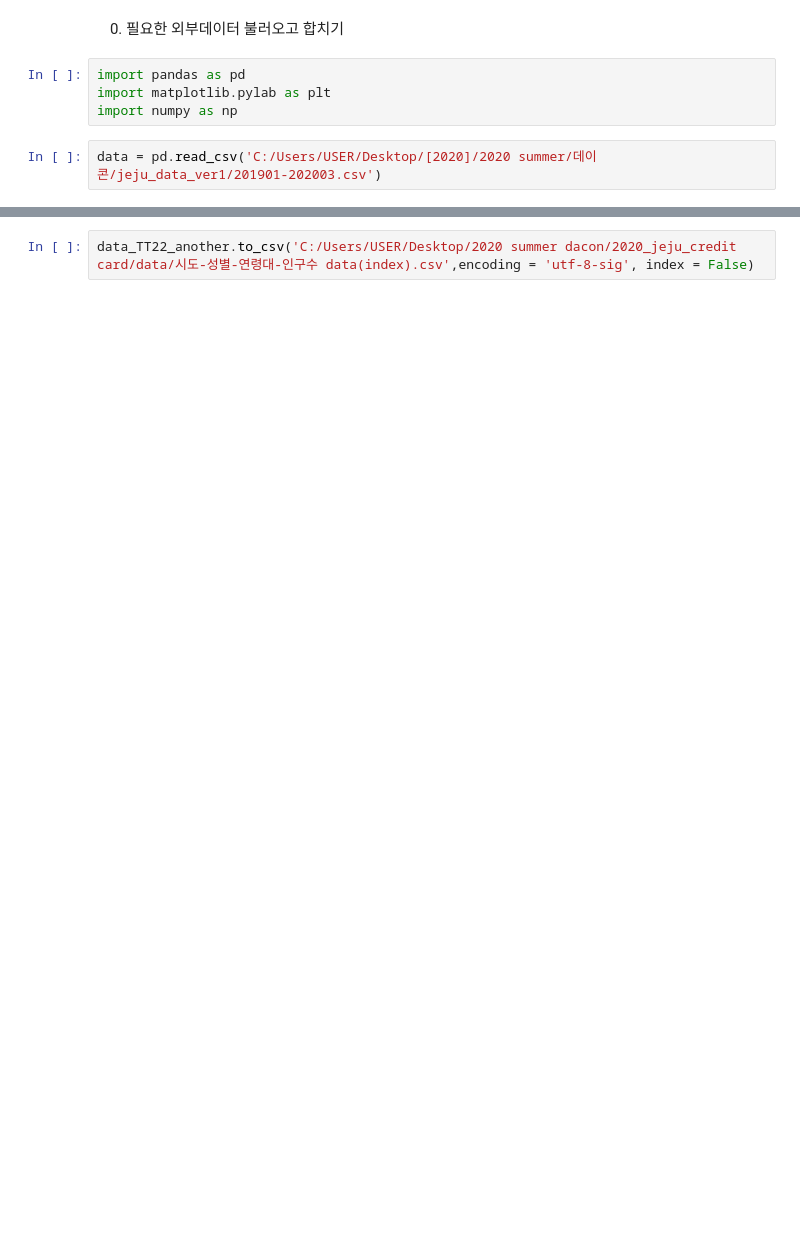
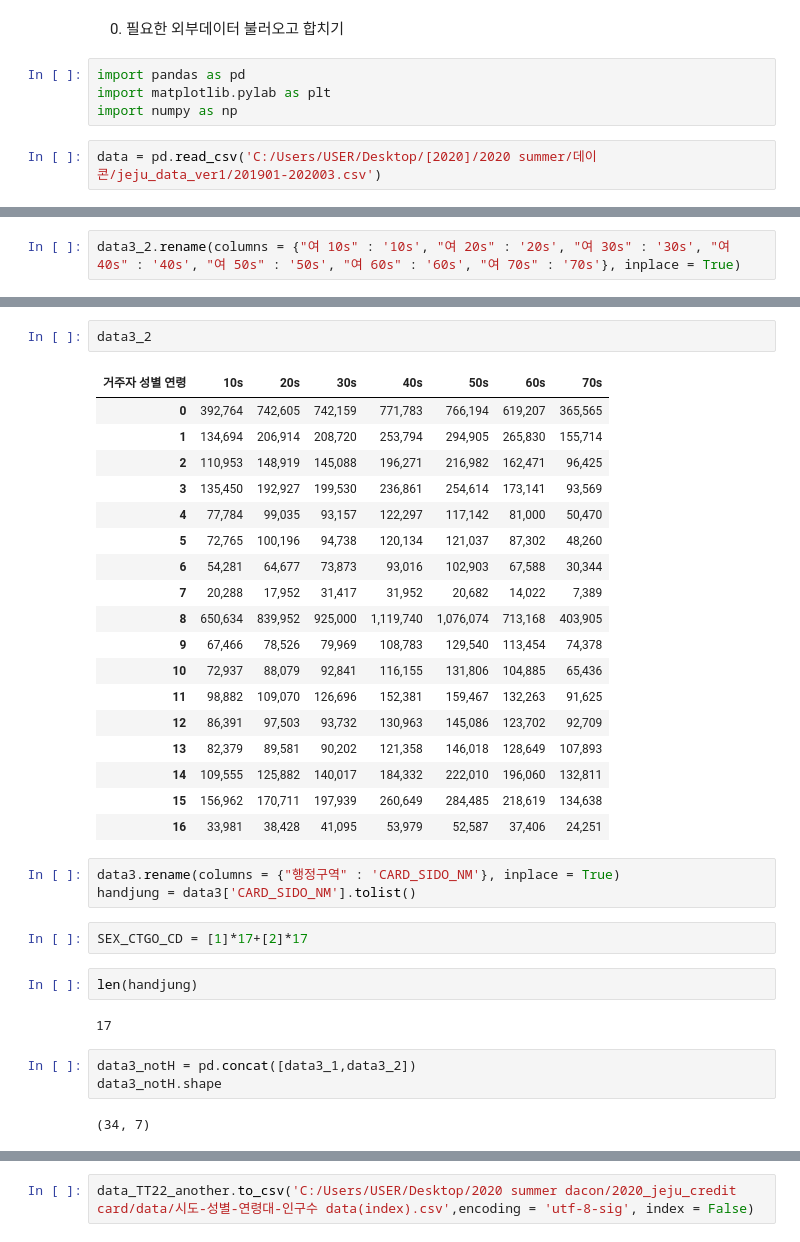
Before and after one commit to dhxoghks95/2020_jeju_creditcard, a Jupyter notebook: code/preprocessing_EDA/시도 - 성별 - 연령대 - 인구수 code.ipynb, the cells around one changed output, grey strips where cells are left out. Saved outputs shown, nothing was run; the diff lists cells and outputs as text; blank space fills up the shorter version.

```diff
--- a/code/preprocessing_EDA/시도 - 성별 - 연령대 - 인구수 code.ipynb
+++ b/code/preprocessing_EDA/시도 - 성별 - 연령대 - 인구수 code.ipynb
@@ -253,0 +133,2 @@ data_TT22.to_csv('C:/Users/USER/Desktop/2020 summer dacon/2020_jeju_credit card/
+# %%
+data3_2.rename(columns = {"여 10s" : '10s', "여 20s" : '20s', "여 30s" : '30s', "여 40s" : '40s', "여 50s" : '50s', "여 60s" : '60s', "여 70s" : '70s'}, inplace = True)
@@ -253,0 +156,35 @@ data_TT22.to_csv('C:/Users/USER/Desktop/2020 summer dacon/2020_jeju_credit card/
+# %%
+data3_2
+# %% [output]
+| 거주자 성별 연령 | 10s | 20s | 30s | 40s | 50s | 60s | 70s |
+| 0 | 392,764 | 742,605 | 742,159 | 771,783 | 766,194 | 619,207 | 365,565 |
+| 1 | 134,694 | 206,914 | 208,720 | 253,794 | 294,905 | 265,830 | 155,714 |
+| 2 | 110,953 | 148,919 | 145,088 | 196,271 | 216,982 | 162,471 | 96,425 |
+| 3 | 135,450 | 192,927 | 199,530 | 236,861 | 254,614 | 173,141 | 93,569 |
+| 4 | 77,784 | 99,035 | 93,157 | 122,297 | 117,142 | 81,000 | 50,470 |
+| 5 | 72,765 | 100,196 | 94,738 | 120,134 | 121,037 | 87,302 | 48,260 |
+| 6 | 54,281 | 64,677 | 73,873 | 93,016 | 102,903 | 67,588 | 30,344 |
+| 7 | 20,288 | 17,952 | 31,417 | 31,952 | 20,682 | 14,022 | 7,389 |
+| 8 | 650,634 | 839,952 | 925,000 | 1,119,740 | 1,076,074 | 713,168 | 403,905 |
+| 9 | 67,466 | 78,526 | 79,969 | 108,783 | 129,540 | 113,454 | 74,378 |
+| 10 | 72,937 | 88,079 | 92,841 | 116,155 | 131,806 | 104,885 | 65,436 |
+| 11 | 98,882 | 109,070 | 126,696 | 152,381 | 159,467 | 132,263 | 91,625 |
+| 12 | 86,391 | 97,503 | 93,732 | 130,963 | 145,086 | 123,702 | 92,709 |
+| 13 | 82,379 | 89,581 | 90,202 | 121,358 | 146,018 | 128,649 | 107,893 |
+| 14 | 109,555 | 125,882 | 140,017 | 184,332 | 222,010 | 196,060 | 132,811 |
+| 15 | 156,962 | 170,711 | 197,939 | 260,649 | 284,485 | 218,619 | 134,638 |
+| 16 | 33,981 | 38,428 | 41,095 | 53,979 | 52,587 | 37,406 | 24,251 |
+# %%
+data3.rename(columns = {"행정구역" : 'CARD_SIDO_NM'}, inplace = True)
+handjung = data3['CARD_SIDO_NM'].tolist()
+# %%
+SEX_CTGO_CD = [1]*17+[2]*17
+# %%
+len(handjung)
+# %% [output]
+17
+# %%
+data3_notH = pd.concat([data3_1,data3_2])
+data3_notH.shape
+# %% [output]
+(34, 7)
```
Also changed, not shown: parts of 66 cells of this notebook.
